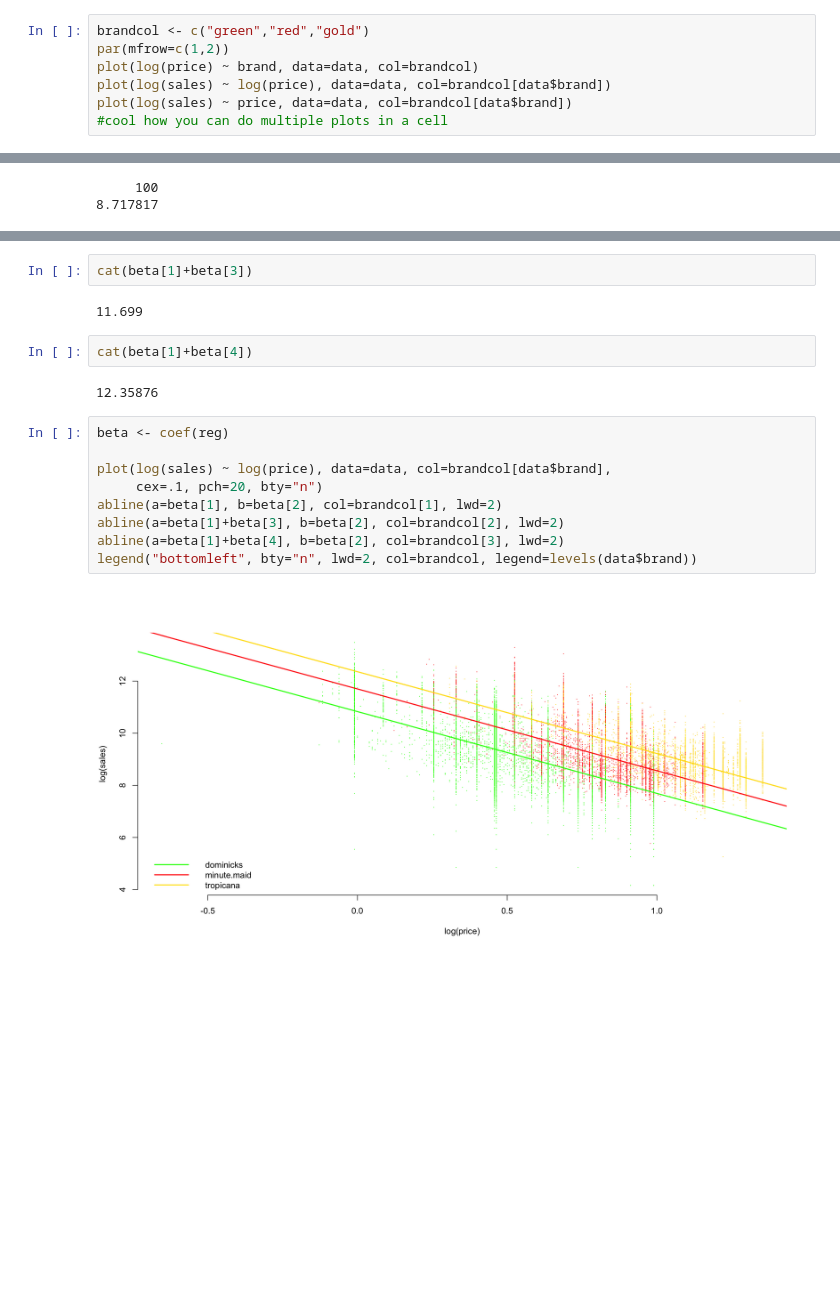
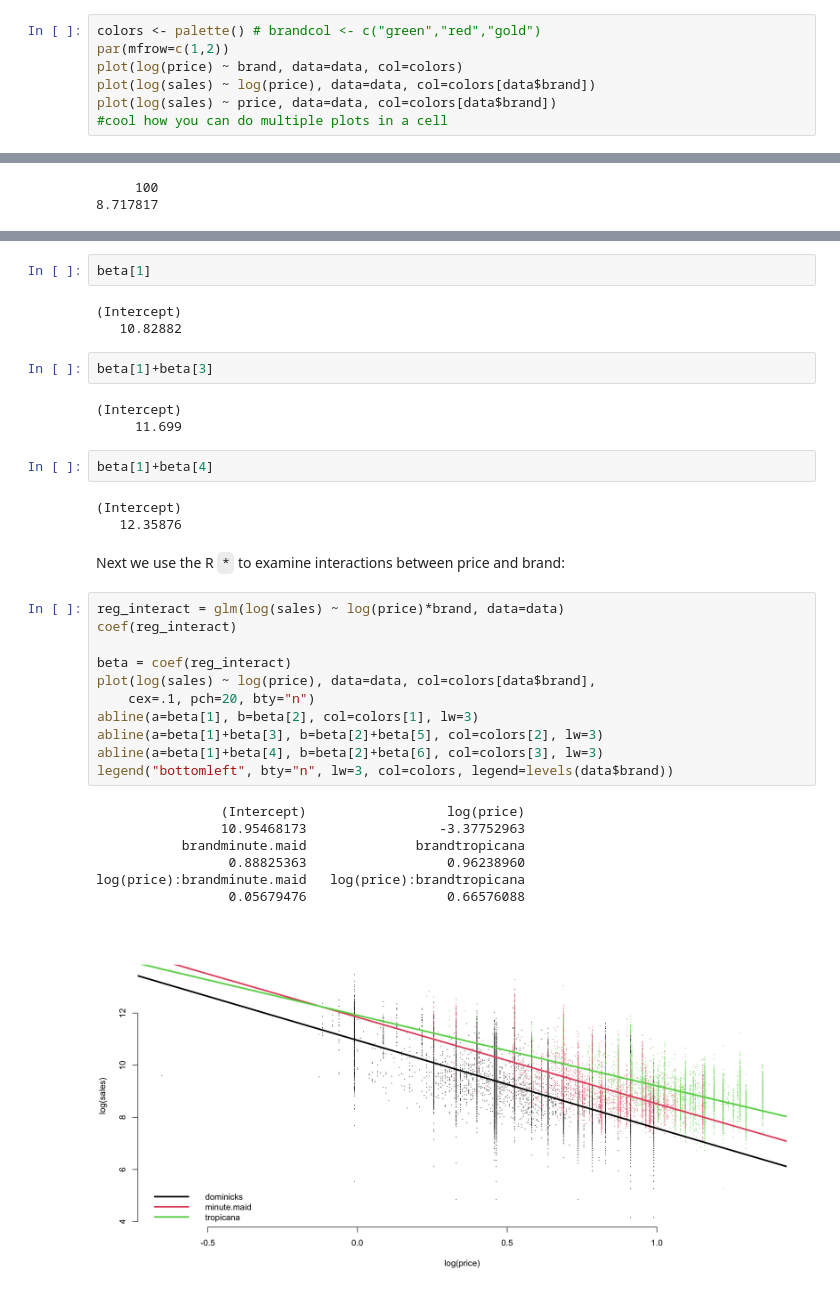
Before and after one commit to mkudija/taddy-business-data-science, a Jupyter notebook: 02-regression/01-linear-regression.ipynb, the cells around one changed output, grey strips where cells are left out. Cells and saved outputs as stored; diff of their text form; blank space fills up the shorter version.

```diff
--- a/02-regression/01-linear-regression.ipynb
+++ b/02-regression/01-linear-regression.ipynb
@@ -72,10 +63,10 @@ summary(data)
  3rd Qu.: 17408   3rd Qu.:2.730                      3rd Qu.:0.0000
  Max.   :716416   Max.   :3.870                      Max.   :1.0000
 # %%
-brandcol <- c("green","red","gold")
+colors <- palette() # brandcol <- c("green","red","gold")
 par(mfrow=c(1,2))
-plot(log(price) ~ brand, data=data, col=brandcol)
-plot(log(sales) ~ log(price), data=data, col=brandcol[data$brand])
-plot(log(sales) ~ price, data=data, col=brandcol[data$brand])
+plot(log(price) ~ brand, data=data, col=colors)
+plot(log(sales) ~ log(price), data=data, col=colors[data$brand])
+plot(log(sales) ~ price, data=data, col=colors[data$brand])
 #cool how you can do multiple plots in a cell
 # %% [output]
@@ -127,19 +148,36 @@ cat(beta[1])
+# %%
+beta[1]
+# %% [output]
+(Intercept)
+   10.82882
 # %%
-cat(beta[1]+beta[3])
+beta[1]+beta[3]
 # %% [output]
-11.699
+(Intercept)
+     11.699
 # %%
-cat(beta[1]+beta[4])
+beta[1]+beta[4]
 # %% [output]
-12.35876
+(Intercept)
+   12.35876
+# %% [markdown]
+Next we use the R `*` to examine interactions between price and brand:
 # %%
-beta <- coef(reg)
+reg_interact = glm(log(sales) ~ log(price)*brand, data=data)
+coef(reg_interact)
 
-plot(log(sales) ~ log(price), data=data, col=brandcol[data$brand],
-     cex=.1, pch=20, bty="n")
-abline(a=beta[1], b=beta[2], col=brandcol[1], lwd=2)
-abline(a=beta[1]+beta[3], b=beta[2], col=brandcol[2], lwd=2)
-abline(a=beta[1]+beta[4], b=beta[2], col=brandcol[3], lwd=2)
-legend("bottomleft", bty="n", lwd=2, col=brandcol, legend=levels(data$brand))
+beta = coef(reg_interact)
+plot(log(sales) ~ log(price), data=data, col=colors[data$brand],
+    cex=.1, pch=20, bty="n")
+abline(a=beta[1], b=beta[2], col=colors[1], lw=3)
+abline(a=beta[1]+beta[3], b=beta[2]+beta[5], col=colors[2], lw=3)
+abline(a=beta[1]+beta[4], b=beta[2]+beta[6], col=colors[3], lw=3)
+legend("bottomleft", bty="n", lw=3, col=colors, legend=levels(data$brand))
 # %% [output]
+                (Intercept)                  log(price)
+                10.95468173                 -3.37752963
+           brandminute.maid              brandtropicana
+                 0.88825363                  0.96238960
+log(price):brandminute.maid   log(price):brandtropicana
+                 0.05679476                  0.66576088
-[figure, old version]
+[figure, new version]
```
Also changed, not shown: parts of 20 cells of this notebook.
